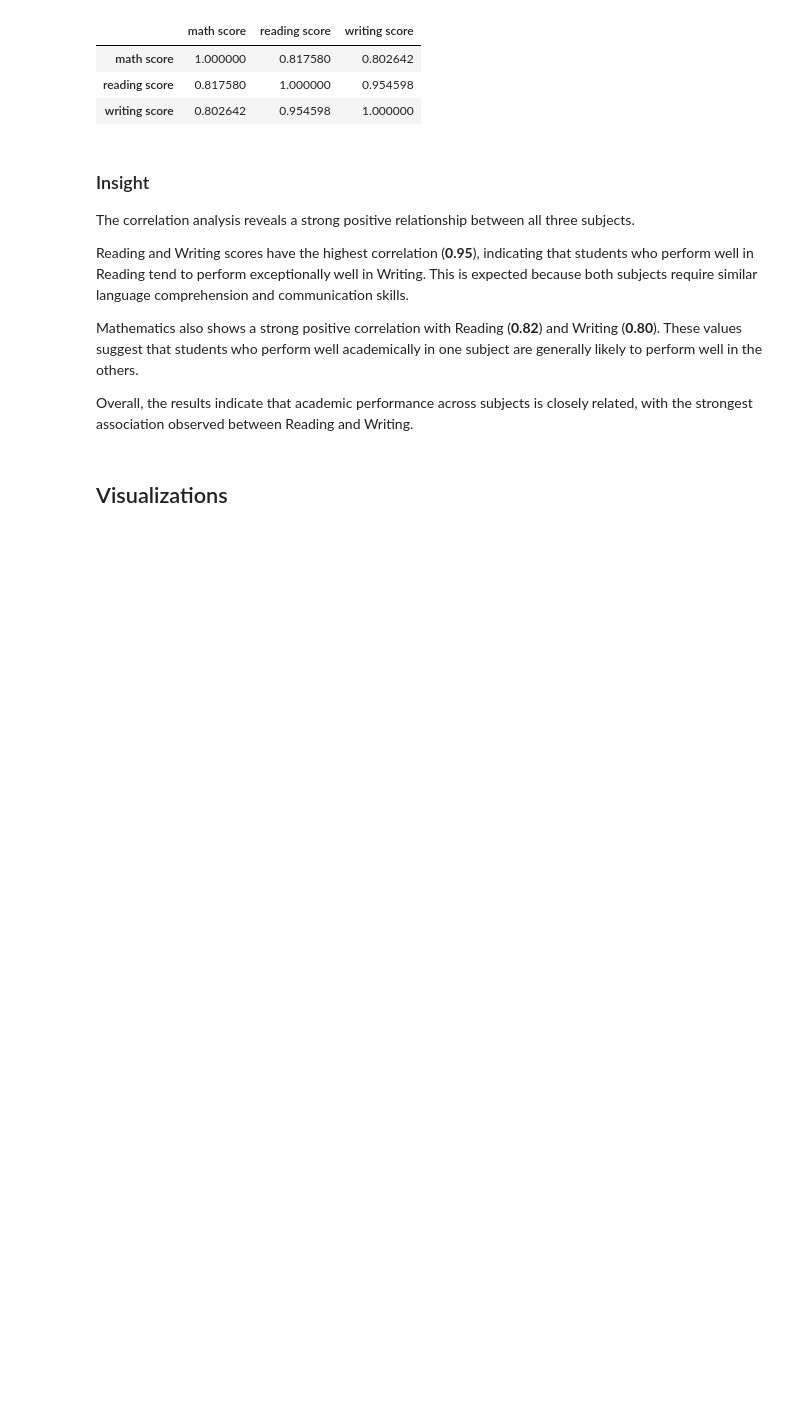
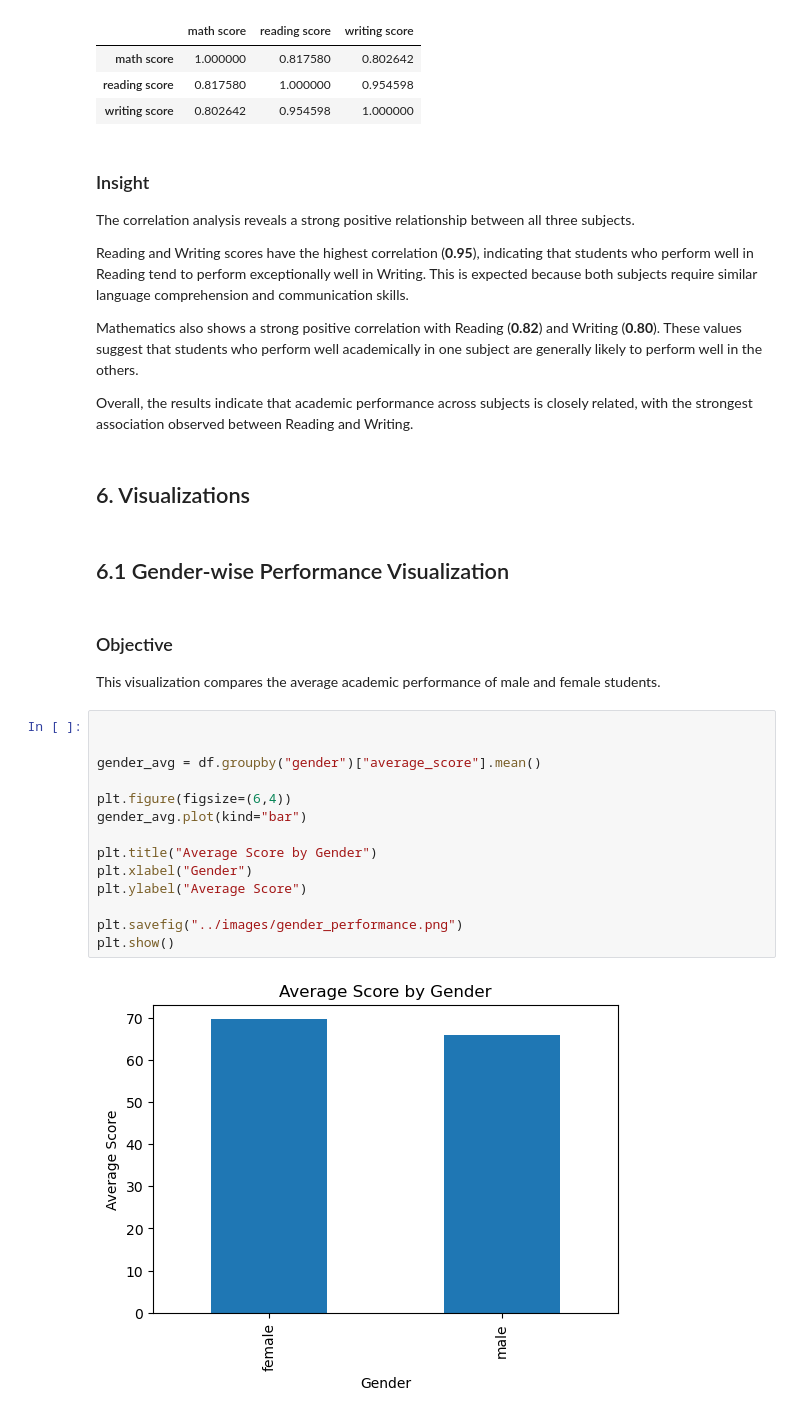
Before and after one commit to Harshpoonia/data-analytics-projects, a Jupyter notebook: Student-Performance-Analysis/notebooks/student_performance_analysis.ipynb, the cells around one changed output. Saved outputs shown, nothing was run; the diff lists cells and outputs as text; blank space fills up the shorter version.

Commit message:
Add data visualizations and conclusion

```diff
--- a/Student-Performance-Analysis/notebooks/student_performance_analysis.ipynb
+++ b/Student-Performance-Analysis/notebooks/student_performance_analysis.ipynb
@@ -322,4 +324,26 @@ Mathematics also shows a strong positive correlation with Reading (**0.82**) and
 
 Overall, the results indicate that academic performance across subjects is closely related, with the strongest association observed between Reading and Writing.
 # %% [markdown]
-## Visualizations
+## 6. Visualizations
+# %% [markdown]
+## 6.1 Gender-wise Performance Visualization
+# %% [markdown]
+### Objective
+
+This visualization compares the average academic performance of male and female students.
+# %%
+
+
+gender_avg = df.groupby("gender")["average_score"].mean()
+
+plt.figure(figsize=(6,4))
+gender_avg.plot(kind="bar")
+
+plt.title("Average Score by Gender")
+plt.xlabel("Gender")
+plt.ylabel("Average Score")
+
+plt.savefig("../images/gender_performance.png")
+plt.show()
+# %% [output]
+[figure, added]
```
Also changed, not shown: parts of 30 cells of this notebook, 6 other files.
